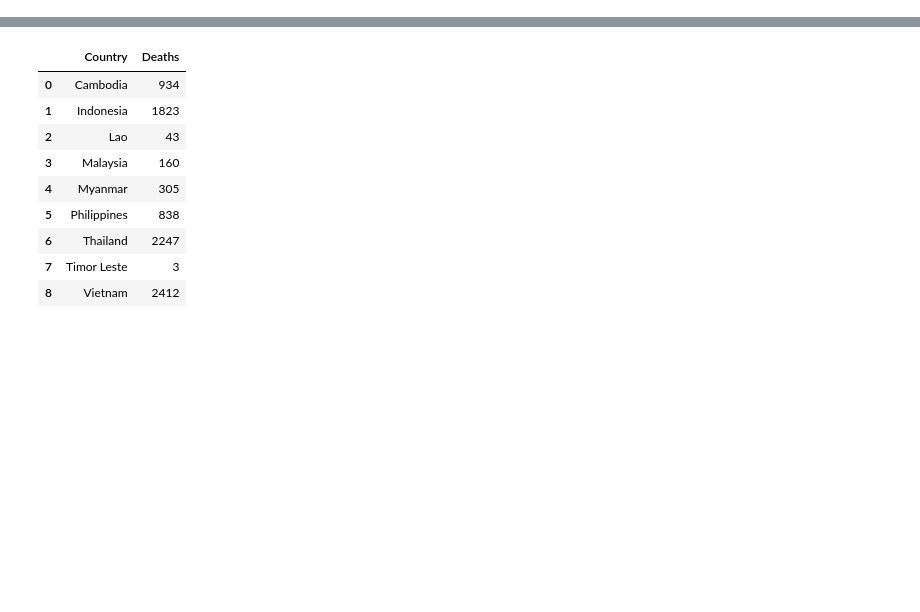
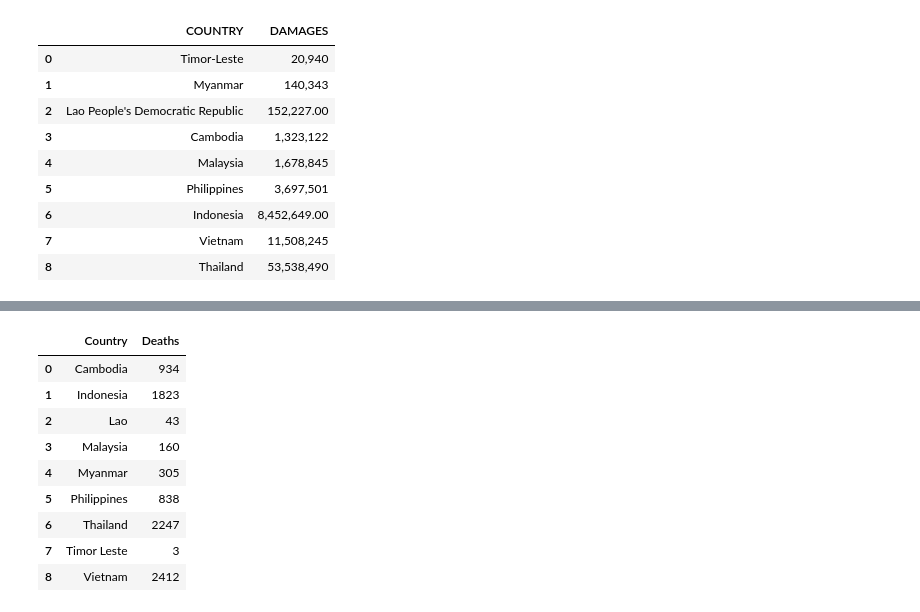
Before and after one commit to KarlAndreiCalimutan/Beta-Tech_BSIT_3207, a Jupyter notebook: Dataset_visual.ipynb, the cells around one changed output, grey strips where cells are left out. Saved outputs shown, nothing was run; the diff lists cells and outputs as text; code cells hidden in the pictures; blank space fills up the shorter version.

```diff
--- a/Dataset_visual.ipynb
+++ b/Dataset_visual.ipynb
@@ -4,3 +4,18 @@
 import numpy as np
 import pandas as pd
 import matplotlib.pyplot as plt
+# %%
+url = 'https://raw.githubusercontent.com/mushimushe/Beta-Tech_BSIT_3207/main/Data%20Visualizations/Datasets%20csv/Total%20Damages%20Line%20Chart.csv'
+df = pd.read_csv(url)
+display(df.iloc[0:])
+# %% [output]
+|  | COUNTRY | DAMAGES |
+| 0 | Timor-Leste | 20,940 |
+| 1 | Myanmar | 140,343 |
+| 2 | Lao People's Democratic Republic | 152,227.00 |
+| 3 | Cambodia | 1,323,122 |
+| 4 | Malaysia | 1,678,845 |
+| 5 | Philippines | 3,697,501 |
+| 6 | Indonesia | 8,452,649.00 |
+| 7 | Vietnam | 11,508,245 |
+| 8 | Thailand | 53,538,490 |
```
Also changed, not shown: parts of 2 cells of this notebook.
